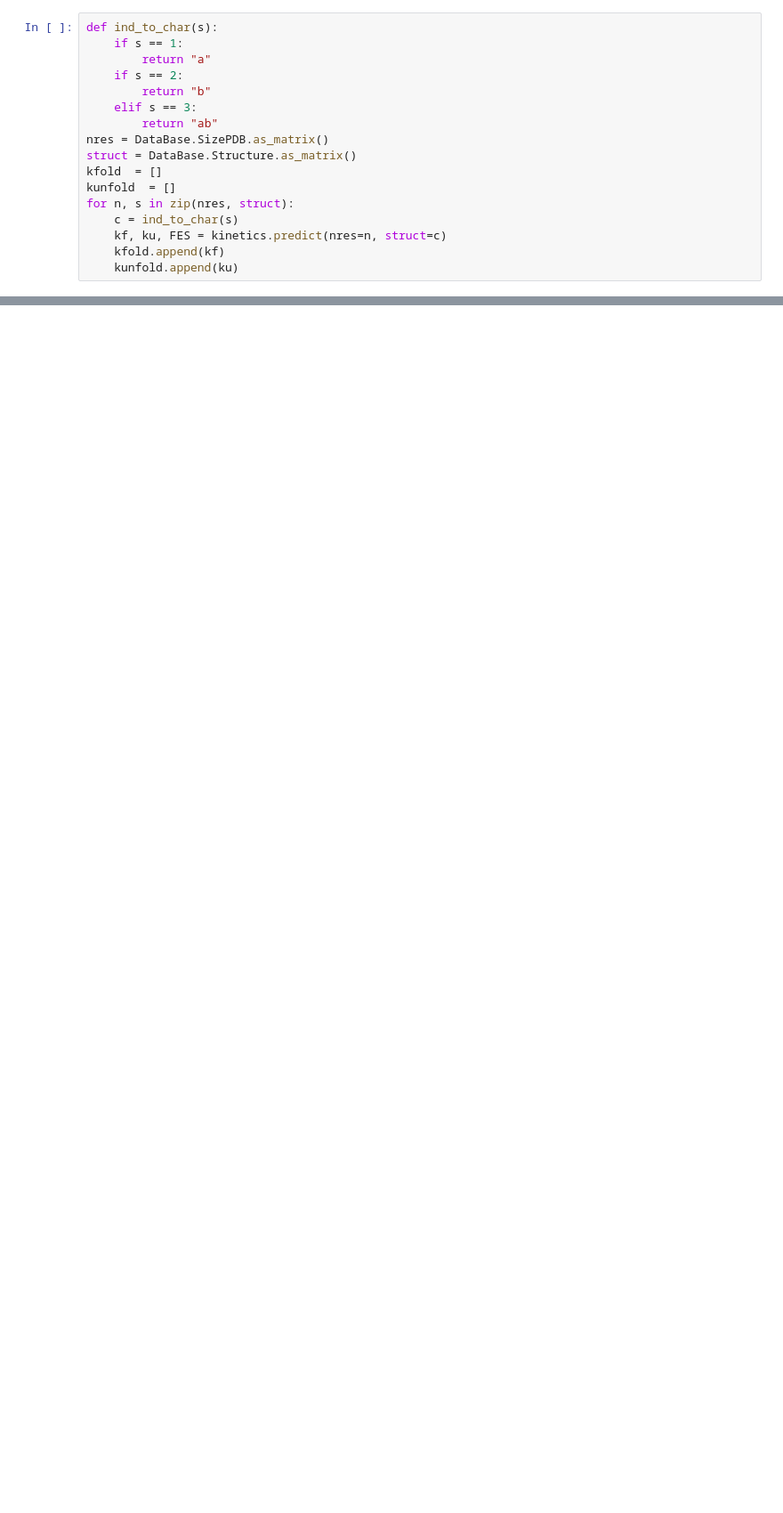
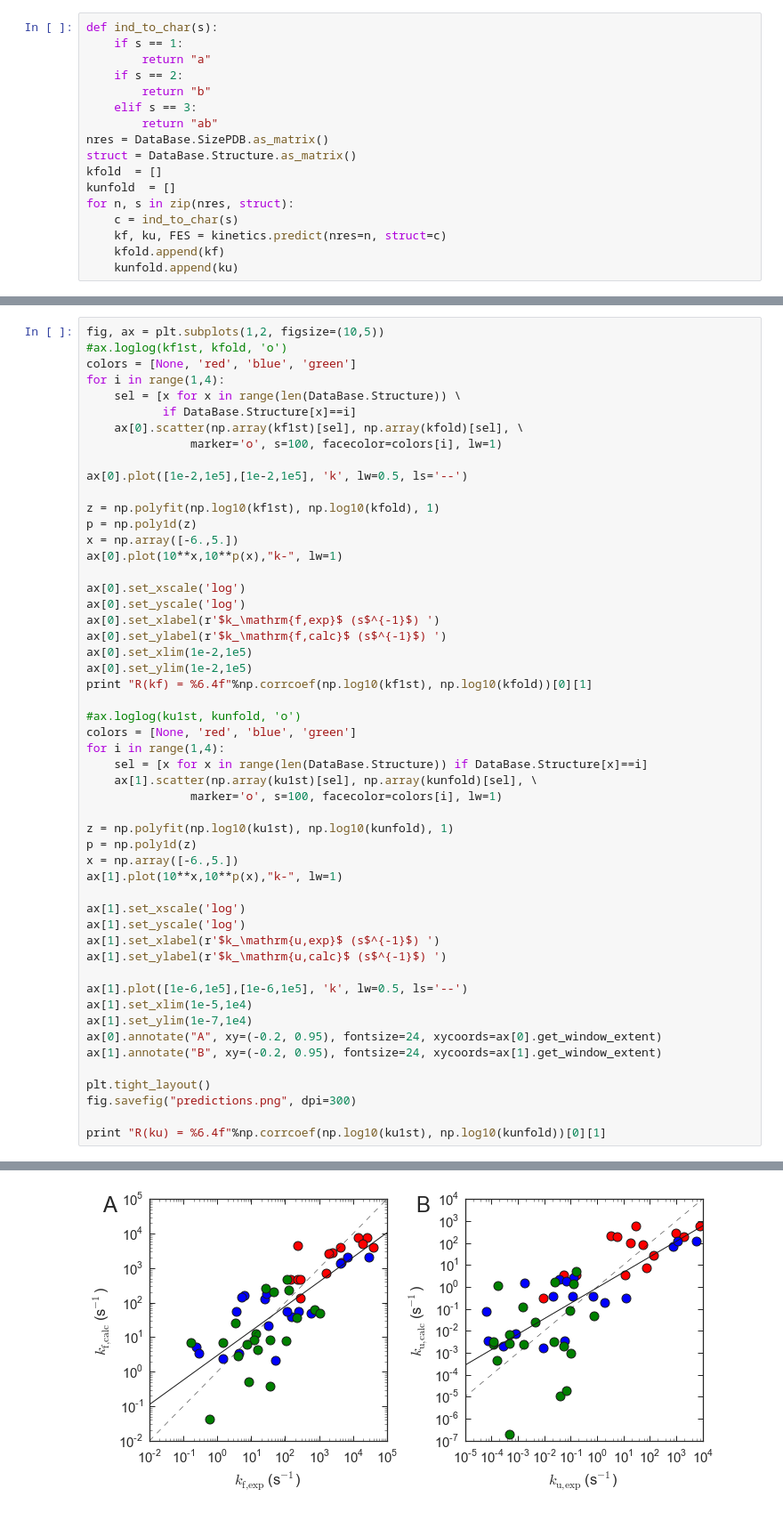
Before and after one commit to daviddesancho/PREFUR, a Jupyter notebook: examples/free_energy_predict.ipynb, the cells around one changed output, grey strips where cells are left out. Shown at 89% size. Drawn from its saved outputs; the diff is of its cells as text; blank space fills up the shorter version.

```diff
--- a/examples/free_energy_predict.ipynb
+++ b/examples/free_energy_predict.ipynb
@@ -144,0 +110,53 @@ R(ku) = 0.7919
+# %%
+fig, ax = plt.subplots(1,2, figsize=(10,5))
+#ax.loglog(kf1st, kfold, 'o')
+colors = [None, 'red', 'blue', 'green']
+for i in range(1,4):
+    sel = [x for x in range(len(DataBase.Structure)) \
+           if DataBase.Structure[x]==i]
+    ax[0].scatter(np.array(kf1st)[sel], np.array(kfold)[sel], \
+               marker='o', s=100, facecolor=colors[i], lw=1)
+
+ax[0].plot([1e-2,1e5],[1e-2,1e5], 'k', lw=0.5, ls='--')
+
+z = np.polyfit(np.log10(kf1st), np.log10(kfold), 1)
+p = np.poly1d(z)
+x = np.array([-6.,5.])
+ax[0].plot(10**x,10**p(x),"k-", lw=1)
+
+ax[0].set_xscale('log')
+ax[0].set_yscale('log')
+ax[0].set_xlabel(r'$k_\mathrm{f,exp}$ (s$^{-1}$) ')
+ax[0].set_ylabel(r'$k_\mathrm{f,calc}$ (s$^{-1}$) ')
+ax[0].set_xlim(1e-2,1e5)
+ax[0].set_ylim(1e-2,1e5)
+print "R(kf) = %6.4f"%np.corrcoef(np.log10(kf1st), np.log10(kfold))[0][1]
+
+#ax.loglog(ku1st, kunfold, 'o')
+colors = [None, 'red', 'blue', 'green']
+for i in range(1,4):
+    sel = [x for x in range(len(DataBase.Structure)) if DataBase.Structure[x]==i]
+    ax[1].scatter(np.array(ku1st)[sel], np.array(kunfold)[sel], \
+               marker='o', s=100, facecolor=colors[i], lw=1)
+
+z = np.polyfit(np.log10(ku1st), np.log10(kunfold), 1)
+p = np.poly1d(z)
+x = np.array([-6.,5.])
+ax[1].plot(10**x,10**p(x),"k-", lw=1)
+
+ax[1].set_xscale('log')
+ax[1].set_yscale('log')
+ax[1].set_xlabel(r'$k_\mathrm{u,exp}$ (s$^{-1}$) ')
+ax[1].set_ylabel(r'$k_\mathrm{u,calc}$ (s$^{-1}$) ')
+
+ax[1].plot([1e-6,1e5],[1e-6,1e5], 'k', lw=0.5, ls='--')
+ax[1].set_xlim(1e-5,1e4)
+ax[1].set_ylim(1e-7,1e4)
+ax[0].annotate("A", xy=(-0.2, 0.95), fontsize=24, xycoords=ax[0].get_window_extent)
+ax[1].annotate("B", xy=(-0.2, 0.95), fontsize=24, xycoords=ax[1].get_window_extent)
+
+plt.tight_layout()
+fig.savefig("predictions.png", dpi=300)
+
+print "R(ku) = %6.4f"%np.corrcoef(np.log10(ku1st), np.log10(kunfold))[0][1]
+# %% [output]
@@ -144,0 +165 @@ R(ku) = 0.7919
+[figure, added]
```
Also changed, not shown: parts of 9 cells of this notebook.
